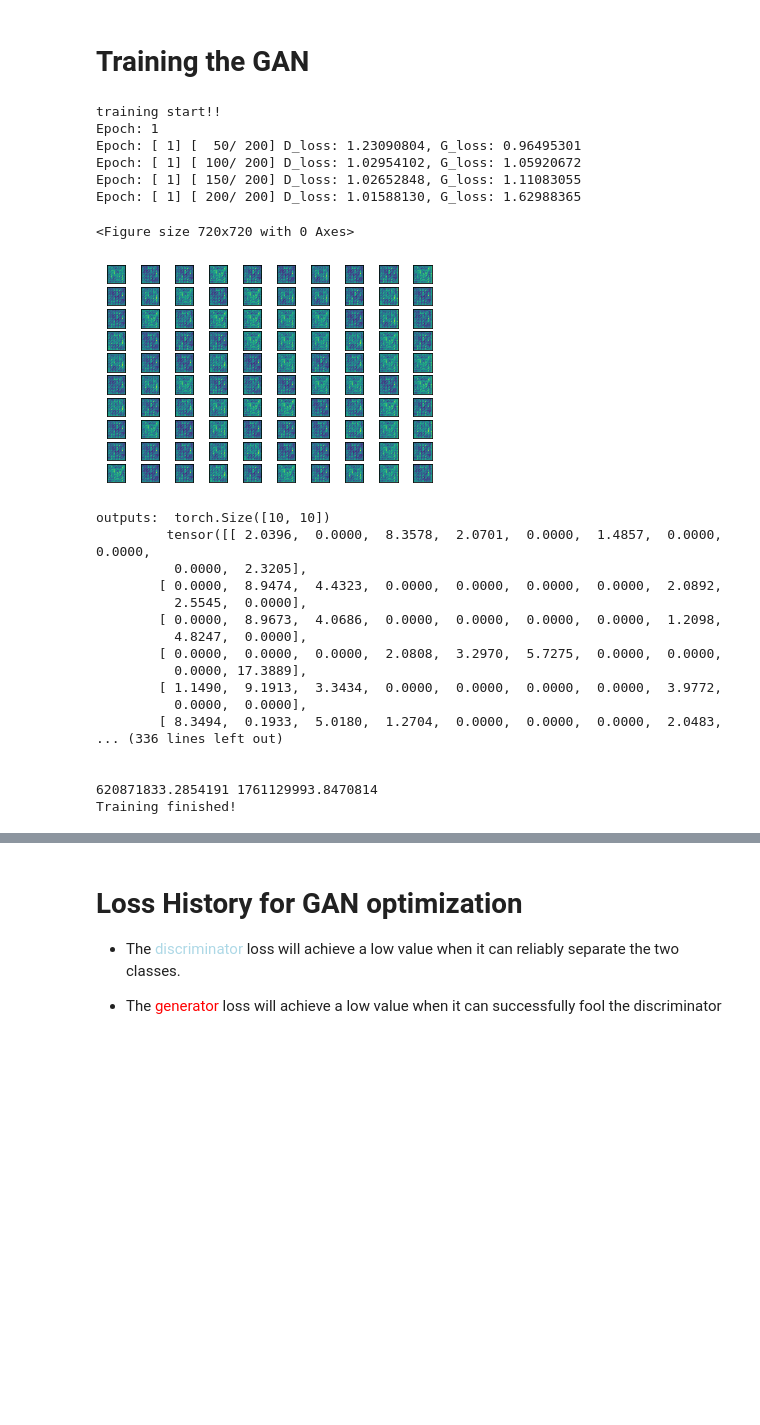
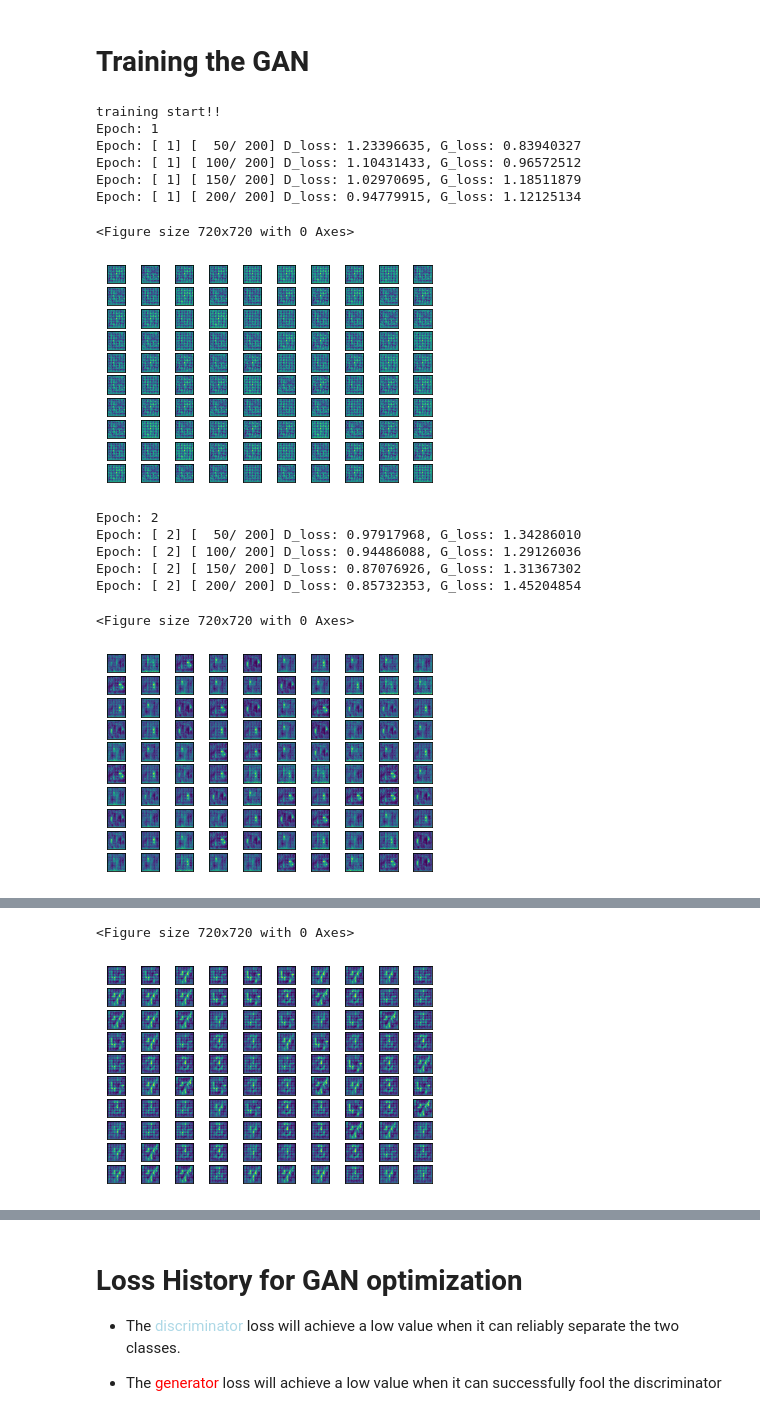
Before and after one commit to Olivia-Feldman/NUGAN-DISTGAN, a Jupyter notebook: NuGAN.ipynb, the cells around one changed output, grey strips where cells are left out. Drawn from its saved outputs; the diff is of its cells as text; code cells hidden in the pictures; blank space fills up the shorter version.

```diff
--- a/NuGAN.ipynb
+++ b/NuGAN.ipynb
@@ -294,45 +313,47 @@ def inception_score(gan, n_split=10, eps=1E-16):
           subset = subset.astype('float32')
           # predict p(y|x)
           outputs = classifier.net(torch.from_numpy(subset).cuda())
-          print("outputs: ", outputs.shape)
-          print("\t", outputs)
+          #print("outputs: ", outputs.shape)
+          #print("\n\t", outputs)
+          outputs = F.softmax(outputs, dim=1)
+          #print("\tSoftmax: ", outputs)
 
-          y, p_yx = torch.max(outputs.data, 1)
-          print("p_yx: ", p_yx.shape)
-          print("\t", p_yx)
+          # y, p_yx = torch.max(outputs.data, 1)
+          # print("p_yx: ", p_yx.shape)
+          # print("\t", p_yx)
           #print(y.shape)
           p_yx_d = gan.D(torch.from_numpy(subset).cuda())
-          print("\tD: ", p_yx_d.shape)
+          #print("\tD: ", p_yx_d.shape)
           #print(p_yx.shape)
           #print(p_yx)
-          p_yx = p_yx.cpu().data.numpy()
-          print("p_yx numpy", p_yx)
-          p_yx = np.expand_dims(p_yx, 0)
+          p_yx = outputs.cpu().data.numpy()
+          #print("p_yx numpy:\n\t", p_yx)
+          #p_yx = np.expand_dims(p_yx, 0)
           #print(p_yx.shape)
-          print("p_yx expanded", p_yx)
+          #print("p_yx expanded", p_yx)
           # calculate p(y)
-          p_y = np.expand_dims(p_yx.mean(axis=1), 0)
-          print("p_y", p_y)
+          p_y = np.expand_dims(p_yx.mean(axis=0), 0)
+          #print("p_y:\n\t", p_y)
           # calculate KL divergence using log probabilities
           kl_d = p_yx * (np.log(p_yx + eps) - np.log(p_y + eps))
-          print("kl_d", kl_d)
+          #print("kl_d:\n\t", kl_d)
           # sum over classes
           sum_kl_d = kl_d.sum(axis=1)
-          print("sum_kl_d", sum_kl_d)
+          #print("sum_kl_d:\n\t", sum_kl_d)
           # average over images
           avg_kl_d = np.mean(sum_kl_d)
-          print("avg_kl_d", avg_kl_d)
+          #print("avg_kl_d:\n\t", avg_kl_d)
           # undo the log
           is_score = np.exp(avg_kl_d)
-          print("is_score", is_score)
-          print('\n\n')
+          #print("is_score:\n\t", is_score)
+          #print('\n\n')
 		      # store
           scores.append(is_score)
 
       # average across images
       is_avg, is_std = np.mean(scores), np.std(scores)
 
-      print(is_avg, is_std)
+      return is_avg, is_std
 
       # Get predictions
       # The inception score has a lowest value of 1.0 and a highest value of the number of classes supported by the classification model;
@@ -613,6 +634,7 @@ class GAN():
         self.train_hist = {}
         self.train_hist['D_loss'] = []
         self.train_hist['G_loss'] = []
+        self.train_hist['IS_score'] = []
 
         # Setting up the labels for real and fake images
         #self.y_real_, self.y_fake_ = torch.ones(self.batch_size, 1).cuda(), torch.zeros(self.batch_size, 1).cuda()
@@ -707,42 +729,33 @@ class GAN():
             if ((epoch + 1) % 1) == 0:
                 with torch.no_grad():
                     visualize_results(self)
-                    inception_score(self)
+                    is_avg, _ = inception_score(self)
+                    self.train_hist['IS_score'].append(is_avg)
                 #visualize_gan_optim_loss(self)
 
         print("Training finished!")
 # %% [markdown]
 # Training the GAN
 # %%
-params = {'beta1': 0.5, 'beta2': 0.999,'lr_g':0.0002,'lr_d':0.0002,'max_epochs':1}
+params = {'beta1': 0.5, 'beta2': 0.999,'lr_g':0.0002,'lr_d':0.0002,'max_epochs':10}
 params['z_dim'] = 1
 params['base_size'] = 64
 
 gan = GAN(params)
 gan.train()
 # %% [output]
 training start!!
 Epoch: 1
-Epoch: [ 1] [  50/ 200] D_loss: 1.23090804, G_loss: 0.96495301
-Epoch: [ 1] [ 100/ 200] D_loss: 1.02954102, G_loss: 1.05920672
-Epoch: [ 1] [ 150/ 200] D_loss: 1.02652848, G_loss: 1.11083055
-Epoch: [ 1] [ 200/ 200] D_loss: 1.01588130, G_loss: 1.62988365
+Epoch: [ 1] [  50/ 200] D_loss: 1.23396635, G_loss: 0.83940327
+Epoch: [ 1] [ 100/ 200] D_loss: 1.10431433, G_loss: 0.96572512
+Epoch: [ 1] [ 150/ 200] D_loss: 1.02970695, G_loss: 1.18511879
+Epoch: [ 1] [ 200/ 200] D_loss: 0.94779915, G_loss: 1.12125134
 <Figure size 720x720 with 0 Axes>
-[figure, old version]
+[figure, new version]
-outputs:  torch.Size([10, 10])
-         tensor([[ 2.0396,  0.0000,  8.3578,  2.0701,  0.0000,  1.4857,  0.0000,  0.0000,
-          0.0000,  2.3205],
-        [ 0.0000,  8.9474,  4.4323,  0.0000,  0.0000,  0.0000,  0.0000,  2.0892,
-          2.5545,  0.0000],
-        [ 0.0000,  8.9673,  4.0686,  0.0000,  0.0000,  0.0000,  0.0000,  1.2098,
-          4.8247,  0.0000],
-        [ 0.0000,  0.0000,  0.0000,  2.0808,  3.2970,  5.7275,  0.0000,  0.0000,
-          0.0000, 17.3889],
-        [ 1.1490,  9.1913,  3.3434,  0.0000,  0.0000,  0.0000,  0.0000,  3.9772,
-          0.0000,  0.0000],
-        [ 8.3494,  0.1933,  5.0180,  1.2704,  0.0000,  0.0000,  0.0000,  2.0483,
-... (336 lines left out)
-
-
-620871833.2854191 1761129993.8470814
-Training finished!
+Epoch: 2
+Epoch: [ 2] [  50/ 200] D_loss: 0.97917968, G_loss: 1.34286010
+Epoch: [ 2] [ 100/ 200] D_loss: 0.94486088, G_loss: 1.29126036
+Epoch: [ 2] [ 150/ 200] D_loss: 0.87076926, G_loss: 1.31367302
+Epoch: [ 2] [ 200/ 200] D_loss: 0.85732353, G_loss: 1.45204854
+<Figure size 720x720 with 0 Axes>
+[figure, added]
@@ -748,0 +767,2 @@ Training finished!
+<Figure size 720x720 with 0 Axes>
+[figure, added]
```
Also changed, not shown: parts of 7 cells of this notebook.
